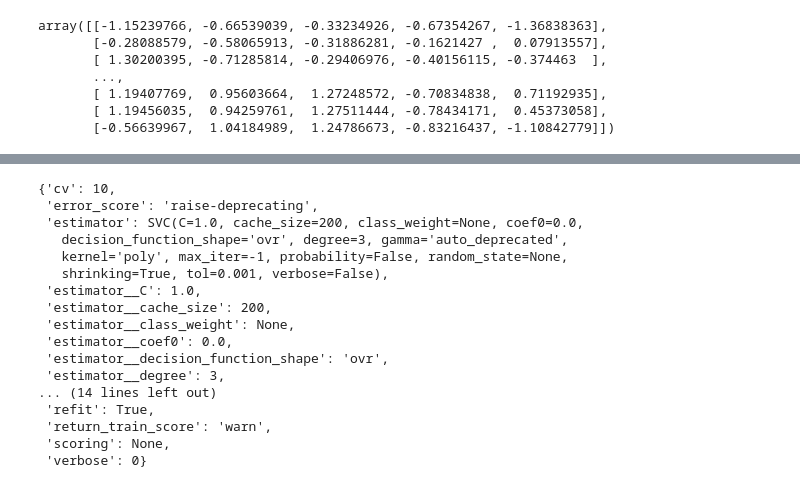
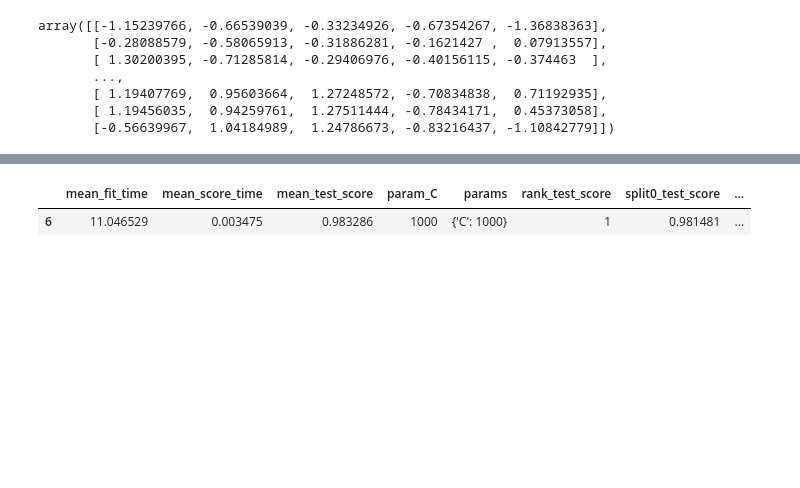
Before and after one commit to MattiaPOLI/DR14, a Jupyter notebook: SVM.ipynb, the cells around one changed output, grey strips where cells are left out. Drawn from its saved outputs; the diff is of its cells as text; code cells hidden in the pictures; blank space fills up the shorter version.

```diff
--- a/SVM.ipynb
+++ b/SVM.ipynb
@@ -180,28 +253,15 @@ Test accuracy=  98.20%
 # %%
 from sklearn.model_selection import GridSearchCV
 
-parameters = {'C':[0.001, 0.01, 0.1, 1, 10, 100, 1000], 'degree':[1,2,3,4,5,6]}
-model = svm.SVC(kernel='poly')
-clf = GridSearchCV(model, parameters, cv=10)
-clf.get_params()
+parameters = {'C':[0.001, 0.01, 0.1, 1, 10, 100, 1000]}
+model = svm.SVC(kernel='linear')
+clf = GridSearchCV(model, parameters, cv=10, return_train_score = False)
+clf.fit(X_train, y_train)
+result = pd.DataFrame(clf.cv_results_)
+result.sort_values(by = ["rank_test_score"], axis = 0).head(1)
 # %% [output]
-{'cv': 10,
- 'error_score': 'raise-deprecating',
- 'estimator': SVC(C=1.0, cache_size=200, class_weight=None, coef0=0.0,
-   decision_function_shape='ovr', degree=3, gamma='auto_deprecated',
-   kernel='poly', max_iter=-1, probability=False, random_state=None,
-   shrinking=True, tol=0.001, verbose=False),
- 'estimator__C': 1.0,
- 'estimator__cache_size': 200,
- 'estimator__class_weight': None,
- 'estimator__coef0': 0.0,
- 'estimator__decision_function_shape': 'ovr',
- 'estimator__degree': 3,
-... (14 lines left out)
- 'refit': True,
- 'return_train_score': 'warn',
- 'scoring': None,
- 'verbose': 0}
+|  | mean_fit_time | mean_score_time | mean_test_score | param_C | params | rank_test_score | split0_test_score | ... |
+| 6 | 11.046529 | 0.003475 | 0.983286 | 1000 | {'C': 1000} | 1 | 0.981481 | ... |
 # %%
 # ~-----RBF SVM-----
 # auxiliary variables
```
Also changed, not shown: parts of 4 cells of this notebook.
